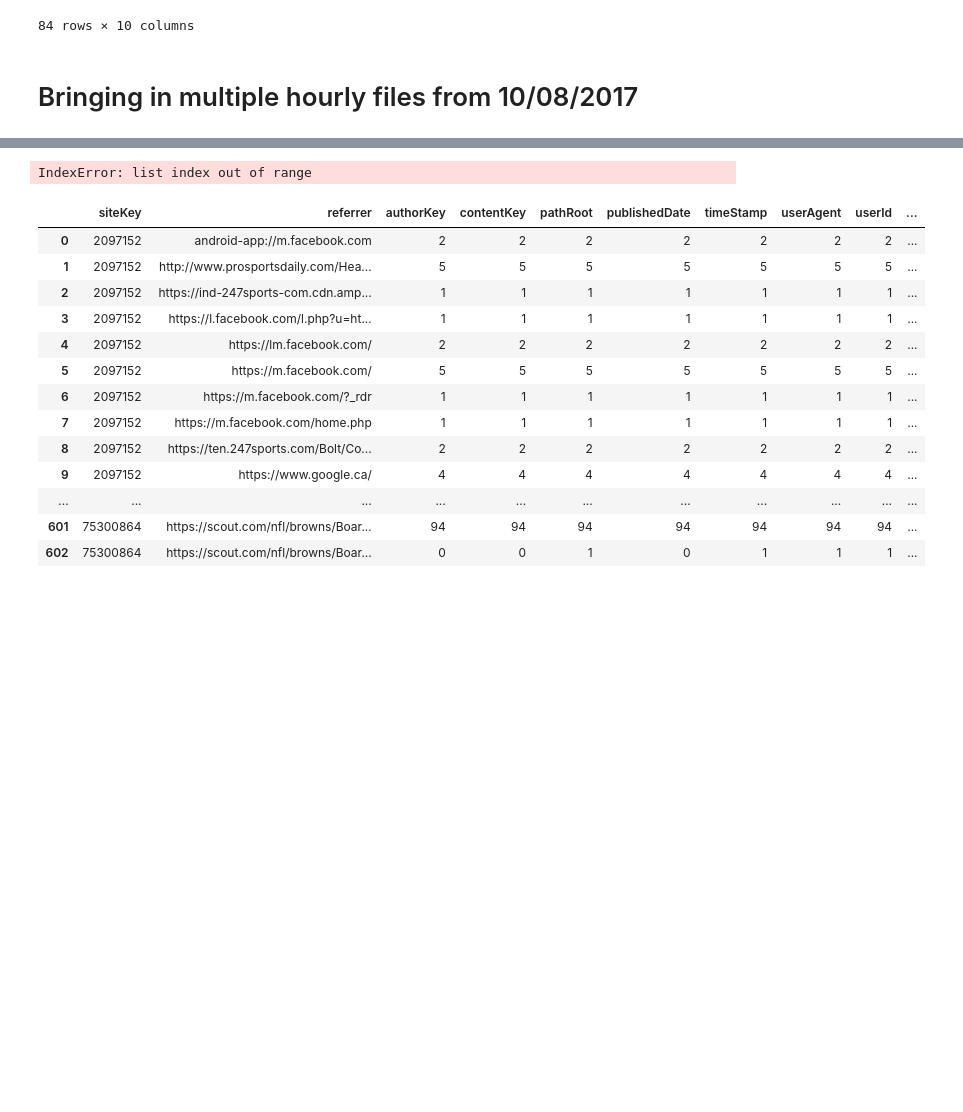
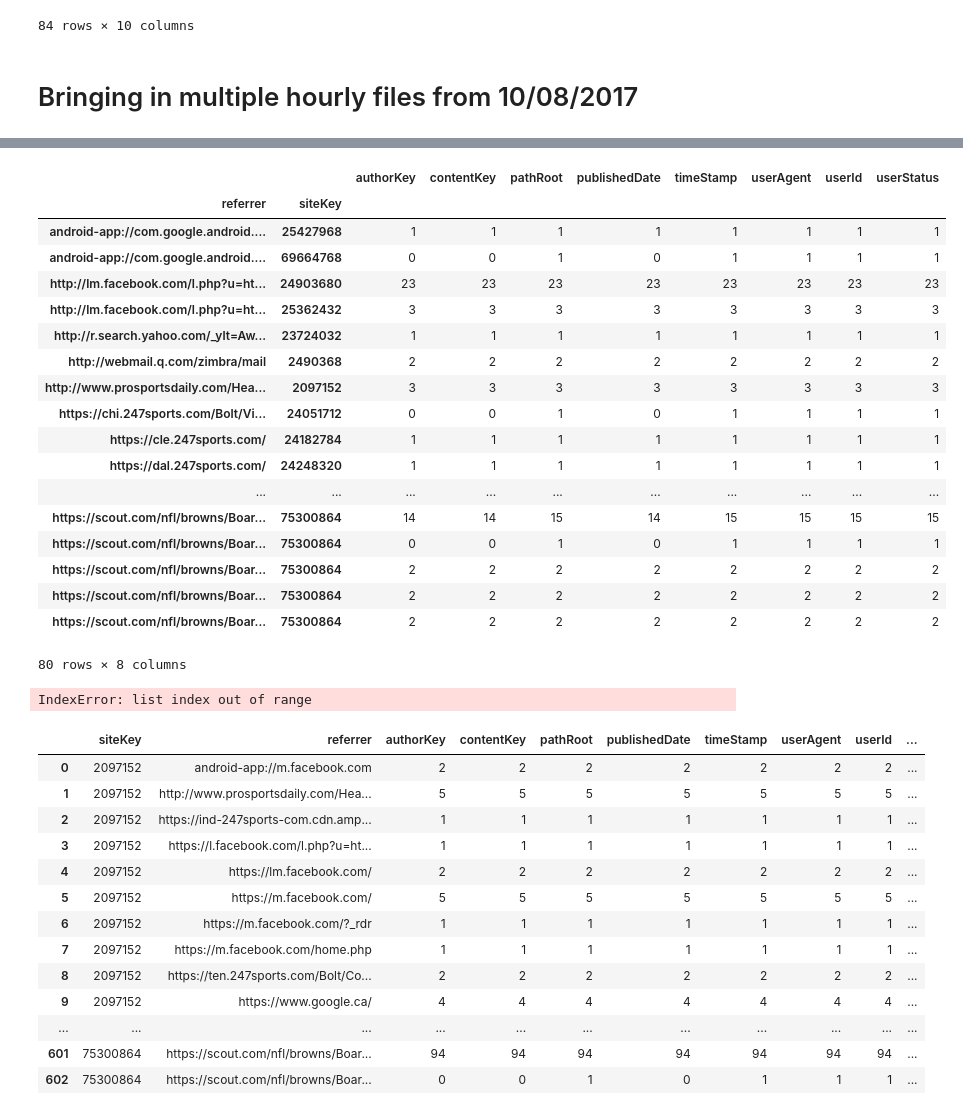
Before and after one commit to DEREJEGETU/24Sports, a Jupyter notebook: DataPrep_1.ipynb, the cells around one changed output, grey strips where cells are left out. Saved outputs shown, nothing was run; the diff lists cells and outputs as text; code cells hidden in the pictures; blank space fills up the shorter version.

```diff
--- a/DataPrep_1.ipynb
+++ b/DataPrep_1.ipynb
@@ -143,3 +155,25 @@ df_final = df_final[df_final.referrer != 'https://www.google.com']
+# %%
+df_final_group.head(n=80)
+# %% [output]
+|  |  | authorKey | contentKey | pathRoot | publishedDate | timeStamp | userAgent | userId | userStatus |
+| referrer | siteKey |  |  |  |  |  |  |  |  |
+| android-app://com.google.android.... | 25427968 | 1 | 1 | 1 | 1 | 1 | 1 | 1 | 1 |
+| android-app://com.google.android.... | 69664768 | 0 | 0 | 1 | 0 | 1 | 1 | 1 | 1 |
+| http://lm.facebook.com/l.php?u=ht... | 24903680 | 23 | 23 | 23 | 23 | 23 | 23 | 23 | 23 |
+| http://lm.facebook.com/l.php?u=ht... | 25362432 | 3 | 3 | 3 | 3 | 3 | 3 | 3 | 3 |
+| http://r.search.yahoo.com/_ylt=Aw... | 23724032 | 1 | 1 | 1 | 1 | 1 | 1 | 1 | 1 |
+| http://webmail.q.com/zimbra/mail | 2490368 | 2 | 2 | 2 | 2 | 2 | 2 | 2 | 2 |
+| http://www.prosportsdaily.com/Hea... | 2097152 | 3 | 3 | 3 | 3 | 3 | 3 | 3 | 3 |
+| https://chi.247sports.com/Bolt/Vi... | 24051712 | 0 | 0 | 1 | 0 | 1 | 1 | 1 | 1 |
+| https://cle.247sports.com/ | 24182784 | 1 | 1 | 1 | 1 | 1 | 1 | 1 | 1 |
+| https://dal.247sports.com/ | 24248320 | 1 | 1 | 1 | 1 | 1 | 1 | 1 | 1 |
+| ... | ... | ... | ... | ... | ... | ... | ... | ... | ... |
+| https://scout.com/nfl/browns/Boar... | 75300864 | 14 | 14 | 15 | 14 | 15 | 15 | 15 | 15 |
+| https://scout.com/nfl/browns/Boar... | 75300864 | 0 | 0 | 1 | 0 | 1 | 1 | 1 | 1 |
+| https://scout.com/nfl/browns/Boar... | 75300864 | 2 | 2 | 2 | 2 | 2 | 2 | 2 | 2 |
+| https://scout.com/nfl/browns/Boar... | 75300864 | 2 | 2 | 2 | 2 | 2 | 2 | 2 | 2 |
+| https://scout.com/nfl/browns/Boar... | 75300864 | 2 | 2 | 2 | 2 | 2 | 2 | 2 | 2 |
+80 rows × 8 columns
 # %%
 #############-------- DF 1 --------#############
 df_working = df_1.read()   #-------------------------------change df_#
```
Also changed, not shown: parts of 4 cells of this notebook, 2 other files.
